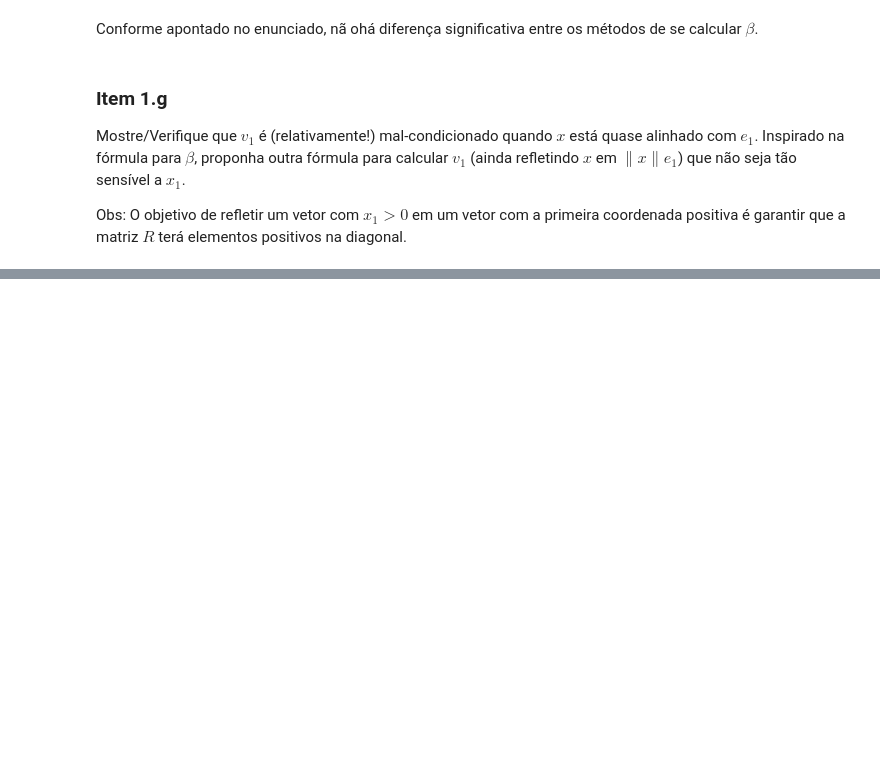
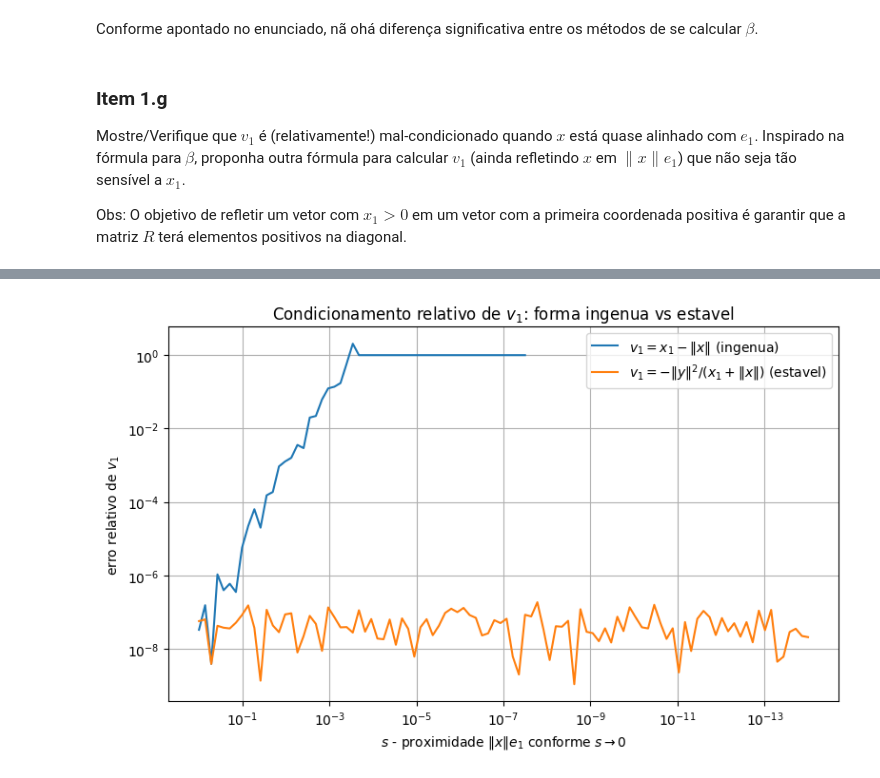
Before and after one commit to d4ruh/ALN_proj_04, a Jupyter notebook: q1.ipynb, the cells around one changed output, grey strips where cells are left out. Saved outputs shown, nothing was run; the diff lists cells and outputs as text; code cells hidden in the pictures; blank space fills up the shorter version.

```diff
--- a/q1.ipynb
+++ b/q1.ipynb
@@ -427,0 +564,39 @@ Resposta ...
+# %%
+def calc_v1s(xs, dtype_a, dtype_b):
+    results = []
+    for x in xs:
+        xA = x.astype(dtype_a)
+        xB = x.astype(dtype_b)
+
+        v_naive_A, _ = reflector_v1_naive(xA)
+        v_naive_B, _ = reflector_v1_naive(xB)
+        v_est_A, _ = reflector(xA)
+        v_est_B, _ = reflector(xB)
+
+        results.append({'v1_naive_A': float(v_naive_A[0]), 'v1_naive_B': float(v_naive_B[0]),
+                        'v1_est_A': float(v_est_A[0]), 'v1_est_B': float(v_est_B[0])})
+    return results
+
+results_v1 = calc_v1s(xs, np.float32, np.float64)
+r = pd.DataFrame(results_v1)
+
+diff_naive = np.maximum(np.abs(r['v1_naive_A'] - r['v1_naive_B']) / np.abs(r['v1_naive_B']), 1e-16)
+diff_est = np.maximum(np.abs(r['v1_est_A'] - r['v1_est_B']) / np.abs(r['v1_est_B']), 1e-16)
+
+plt.figure(figsize=(8, 5))
+sns.lineplot(x=ss, y=diff_naive, label=r"$v_1 = x_1 - \|x\|$ (ingenua)")
+sns.lineplot(x=ss, y=diff_est, label=r"$v_1 = -\|y\|^2/(x_1+\|x\|)$ (estavel)")
+
+plt.gca().invert_xaxis()
+plt.xscale('log')
+plt.yscale('log')
+plt.xlabel(r"$s$ - proximidade $\|x\|e_1$ conforme $s\to 0 $")
+plt.ylabel(r"erro relativo de $v_1$")
+plt.title(r"Condicionamento relativo de $v_1$: forma ingenua vs estavel")
+
+plt.grid(True)
+plt.legend()
+plt.tight_layout()
+plt.show()
+# %% [output]
+[figure, added]
```
Also changed, not shown: parts of 5 cells of this notebook, 3 other files.
